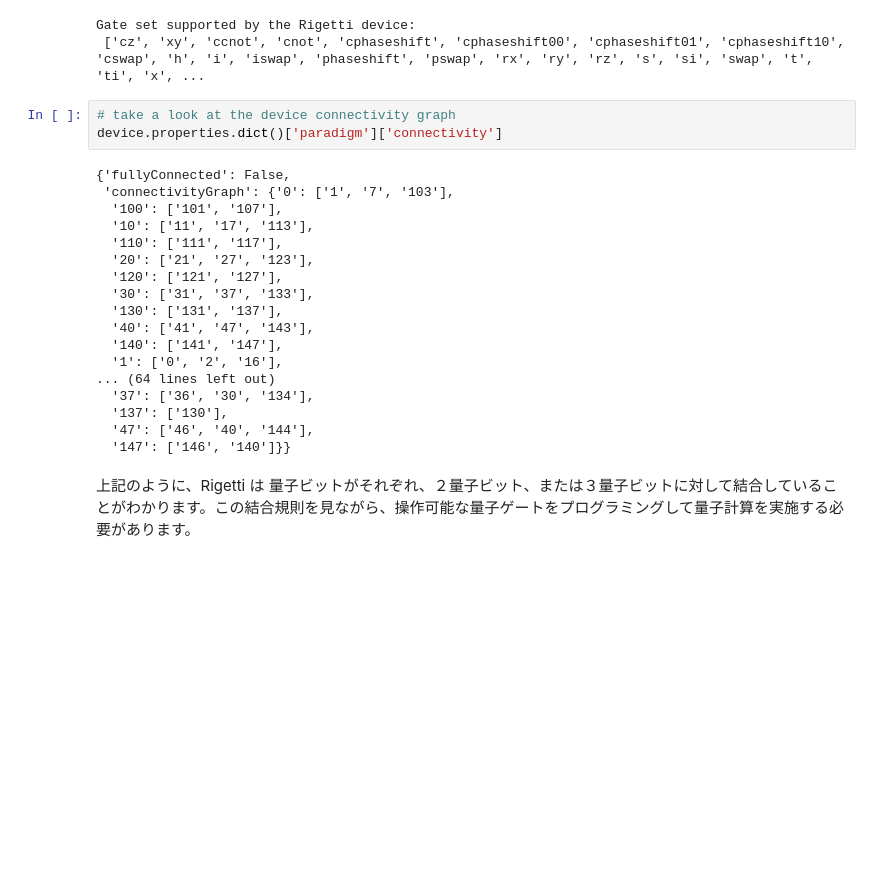
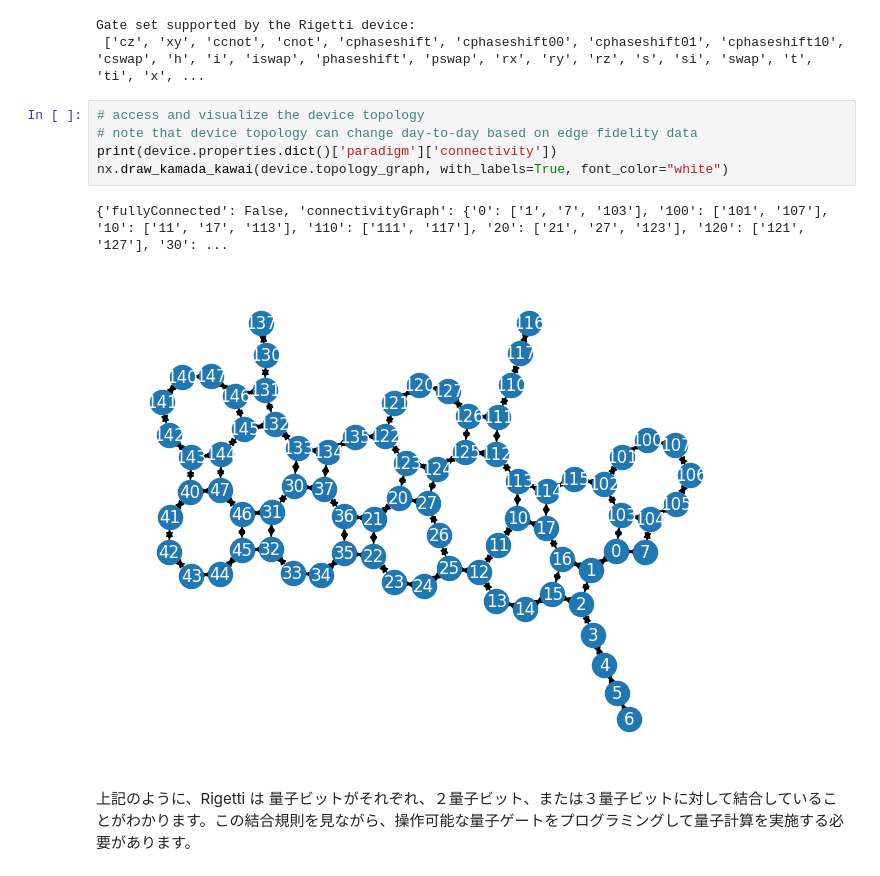
Before and after one commit to aws-samples/amazon-braket-examples-jp, a Jupyter notebook: workshop/2_QPU_devices.ipynb, the cells around one changed output. Saved outputs shown, nothing was run; the diff lists cells and outputs as text; blank space fills up the shorter version.

```diff
--- a/workshop/2_QPU_devices.ipynb
+++ b/workshop/2_QPU_devices.ipynb
@@ -54,27 +58,14 @@ print('Gate set supported by the Rigetti device:\n', supported_gates)
 # %% [output]
 Gate set supported by the Rigetti device:
  ['cz', 'xy', 'ccnot', 'cnot', 'cphaseshift', 'cphaseshift00', 'cphaseshift01', 'cphaseshift10', 'cswap', 'h', 'i', 'iswap', 'phaseshift', 'pswap', 'rx', 'ry', 'rz', 's', 'si', 'swap', 't', 'ti', 'x', ...
-# %%
-# take a look at the device connectivity graph
-device.properties.dict()['paradigm']['connectivity']
-# %% [output]
-{'fullyConnected': False,
- 'connectivityGraph': {'0': ['1', '7', '103'],
-  '100': ['101', '107'],
-  '10': ['11', '17', '113'],
-  '110': ['111', '117'],
-  '20': ['21', '27', '123'],
-  '120': ['121', '127'],
-  '30': ['31', '37', '133'],
-  '130': ['131', '137'],
-  '40': ['41', '47', '143'],
-  '140': ['141', '147'],
-  '1': ['0', '2', '16'],
-... (64 lines left out)
-  '37': ['36', '30', '134'],
-  '137': ['130'],
-  '47': ['46', '40', '144'],
-  '147': ['146', '140']}}
+# %%
+# access and visualize the device topology
+# note that device topology can change day-to-day based on edge fidelity data
+print(device.properties.dict()['paradigm']['connectivity'])
+nx.draw_kamada_kawai(device.topology_graph, with_labels=True, font_color="white")
+# %% [output]
+{'fullyConnected': False, 'connectivityGraph': {'0': ['1', '7', '103'], '100': ['101', '107'], '10': ['11', '17', '113'], '110': ['111', '117'], '20': ['21', '27', '123'], '120': ['121', '127'], '30': ...
+[figure, added]
 # %% [markdown]
 上記のように、Rigetti は 量子ビットがそれぞれ、２量子ビット、または３量子ビットに対して結合していることがわかります。この結合規則を見ながら、操作可能な量子ゲートをプログラミングして量子計算を実施する必要があります。
 # %% [markdown]
```
Also changed, not shown: parts of 5 cells of this notebook, 3 other files.
